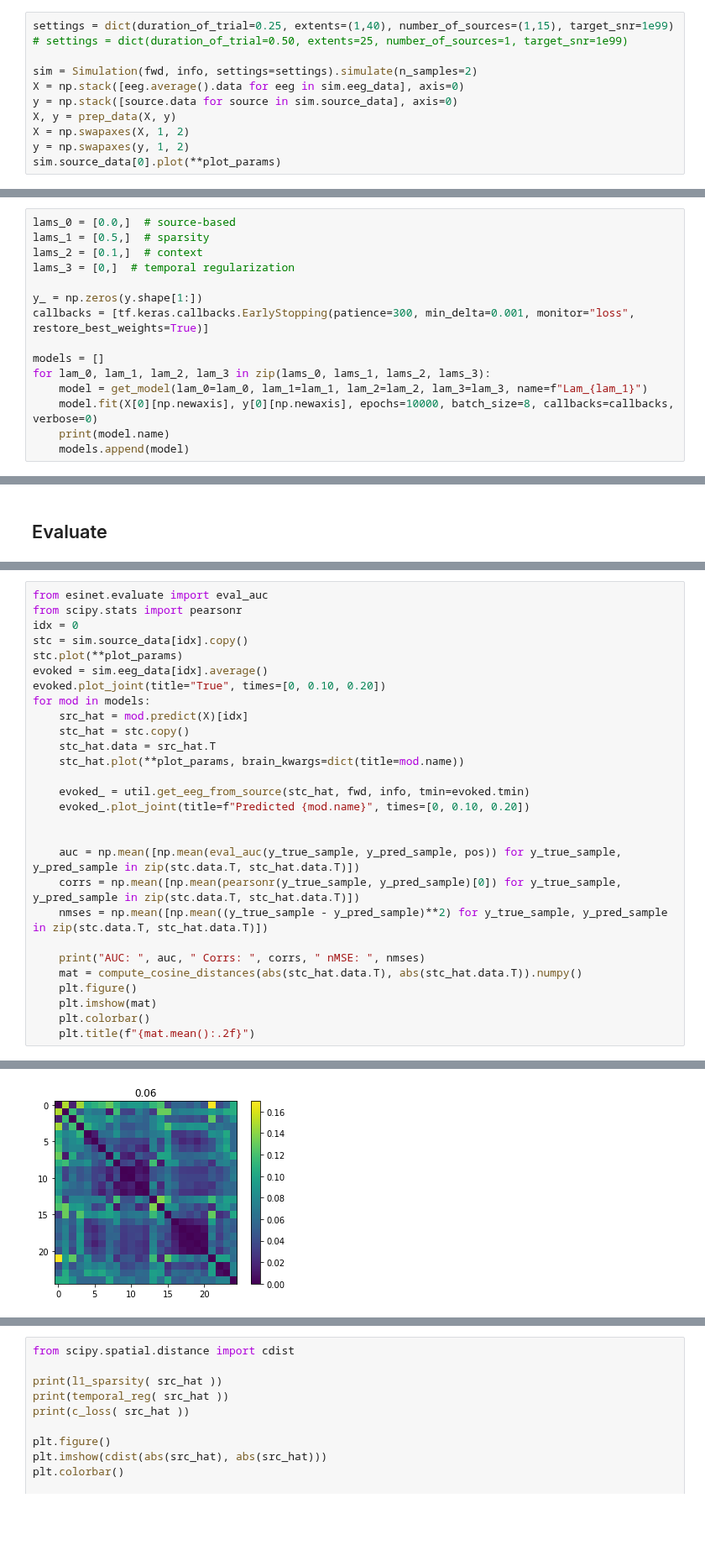
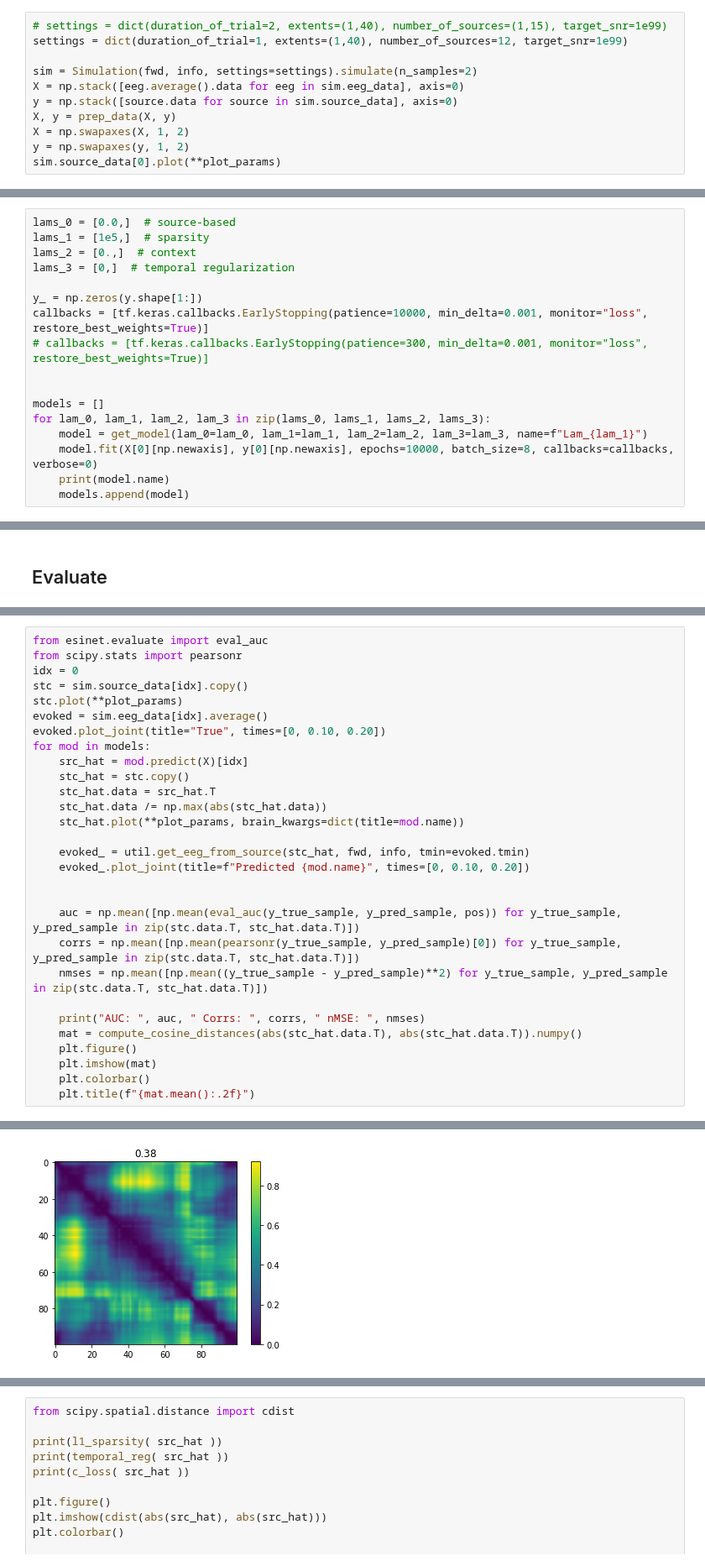
Before and after one commit to LukeTheHecker/esinet, a Jupyter notebook: dev/cs_unsupervised.ipynb, the cells around one changed output, grey strips where cells are left out. Shown at 84% size. Saved outputs shown, nothing was run; the diff lists cells and outputs as text; blank space fills up the shorter version.

```diff
--- a/dev/cs_unsupervised.ipynb
+++ b/dev/cs_unsupervised.ipynb
@@ -54,8 +54,8 @@ def prep_data(X, y):
 # %% [markdown]
 # Simulate
 # %%
-settings = dict(duration_of_trial=0.25, extents=(1,40), number_of_sources=(1,15), target_snr=1e99)
-# settings = dict(duration_of_trial=0.50, extents=25, number_of_sources=1, target_snr=1e99)
+# settings = dict(duration_of_trial=2, extents=(1,40), number_of_sources=(1,15), target_snr=1e99)
+settings = dict(duration_of_trial=1, extents=(1,40), number_of_sources=12, target_snr=1e99)
 
 sim = Simulation(fwd, info, settings=settings).simulate(n_samples=2)
 X = np.stack([eeg.average().data for eeg in sim.eeg_data], axis=0)
@@ -196,12 +197,14 @@ def get_model(name="Model", n_dense_layers=2, n_lstm_units=64, hidden_units=200,
 ## Train
 # %%
 lams_0 = [0.0,]  # source-based
-lams_1 = [0.5,]  # sparsity
-lams_2 = [0.1,]  # context
+lams_1 = [1e5,]  # sparsity
+lams_2 = [0.,]  # context
 lams_3 = [0,]  # temporal regularization
 
 y_ = np.zeros(y.shape[1:])
-callbacks = [tf.keras.callbacks.EarlyStopping(patience=300, min_delta=0.001, monitor="loss", restore_best_weights=True)]
+callbacks = [tf.keras.callbacks.EarlyStopping(patience=10000, min_delta=0.001, monitor="loss", restore_best_weights=True)]
+# callbacks = [tf.keras.callbacks.EarlyStopping(patience=300, min_delta=0.001, monitor="loss", restore_best_weights=True)]
+
 
 models = []
 for lam_0, lam_1, lam_2, lam_3 in zip(lams_0, lams_1, lams_2, lams_3):
@@ -225,6 +251,7 @@ for mod in models:
     src_hat = mod.predict(X)[idx]
     stc_hat = stc.copy()
     stc_hat.data = src_hat.T
+    stc_hat.data /= np.max(abs(stc_hat.data))
     stc_hat.plot(**plot_params, brain_kwargs=dict(title=mod.name))
 
     evoked_ = util.get_eeg_from_source(stc_hat, fwd, info, tmin=evoked.tmin)
@@ -250 +277 @@ AUC:  0.9585944444444445  Corrs:  0.26859091216643594  nMSE:  7.208326336173626e
-[figure, old version]
+[figure, new version]
```
Also changed, not shown: parts of 11 cells of this notebook, 1 other file.
